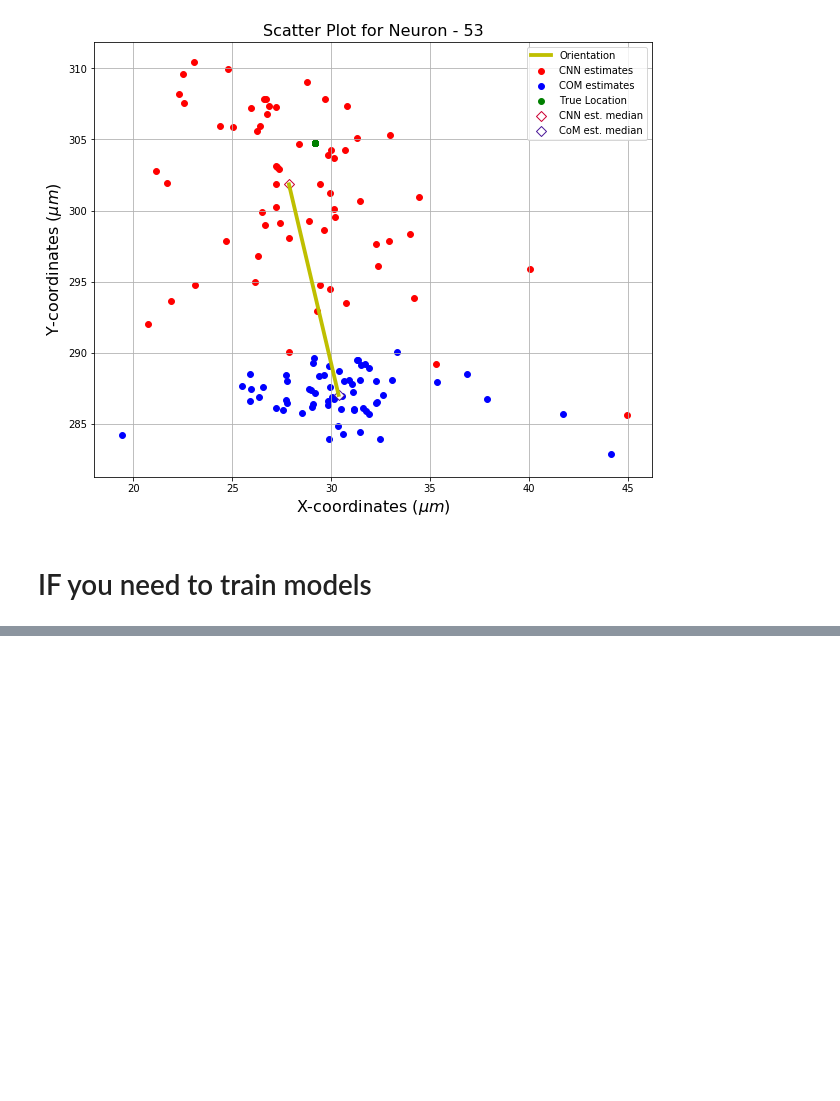
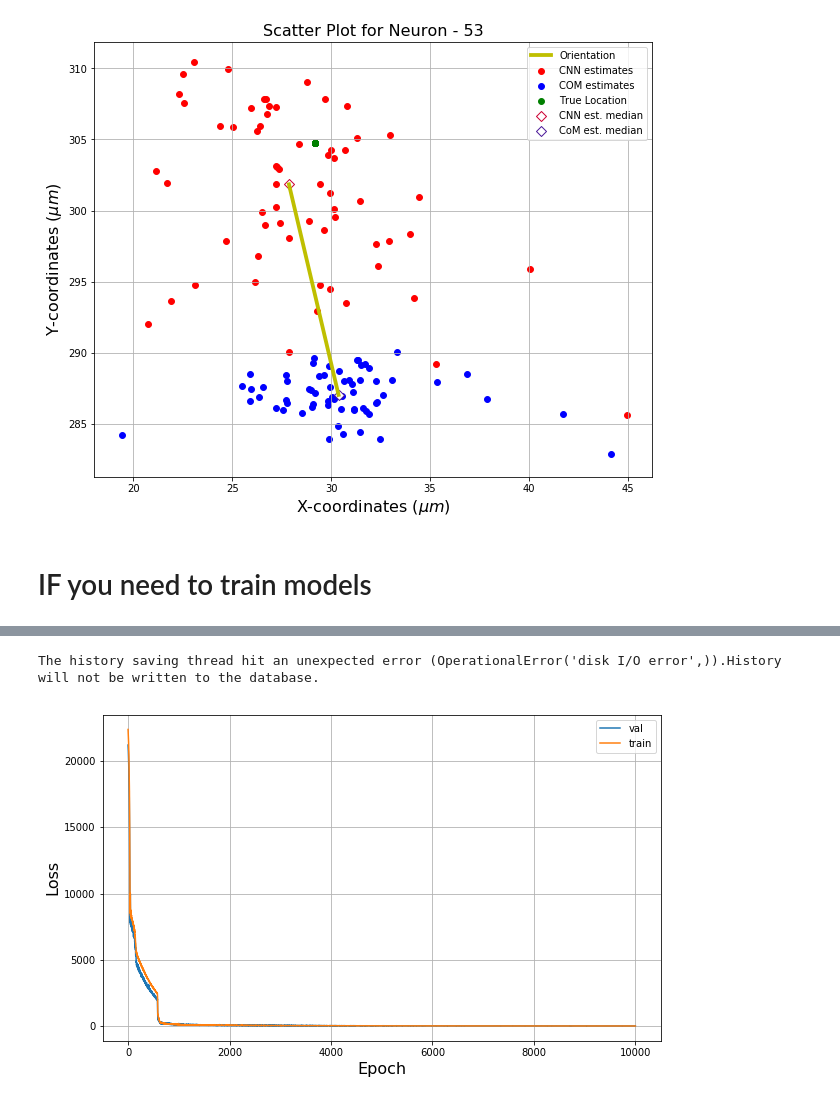
Before and after one commit to psambit9791/SpikeSort, a Jupyter notebook: Generating the Dataset for CNN.ipynb, the cells around one changed output, grey strips where cells are left out. Drawn from its saved outputs; the diff is of its cells as text; code cells hidden in the pictures; blank space fills up the shorter version.

```diff
--- a/Generating the Dataset for CNN.ipynb
+++ b/Generating the Dataset for CNN.ipynb
@@ -634,7 +634,7 @@ epoch_range = 10000
 batch_size = 300
 learning_rate = 0.0001
 
-cnn_1 = LocatorCNN_NC().cuda()
+cnn_1 = LocatorCNN().cuda()
 cnn_1.apply(init_weights)
 criterion = nn.MSELoss()
 optimizer = torch.optim.Adam(
@@ -644 +662,13 @@ out, losses_1, vloss = train_cnn(cnn_1, list_times_ch_train, list_times_ch_val ,
+# %%
+fig = plt.figure(figsize=(10,6))
+plt.plot(vloss, label="val")
+plt.plot(losses_1, label="train")
+plt.xlabel('Epoch', fontsize=16)
+plt.ylabel('Loss', fontsize=16)
+plt.legend()
+plt.grid()
+fig.savefig("cnn_loss_unbranch.pdf", bbox_inches="tight")
+# %% [output]
+The history saving thread hit an unexpected error (OperationalError('disk I/O error',)).History will not be written to the database.
+[figure, added]
 # %%
```
Also changed, not shown: parts of 8 cells of this notebook, 38 other files.
